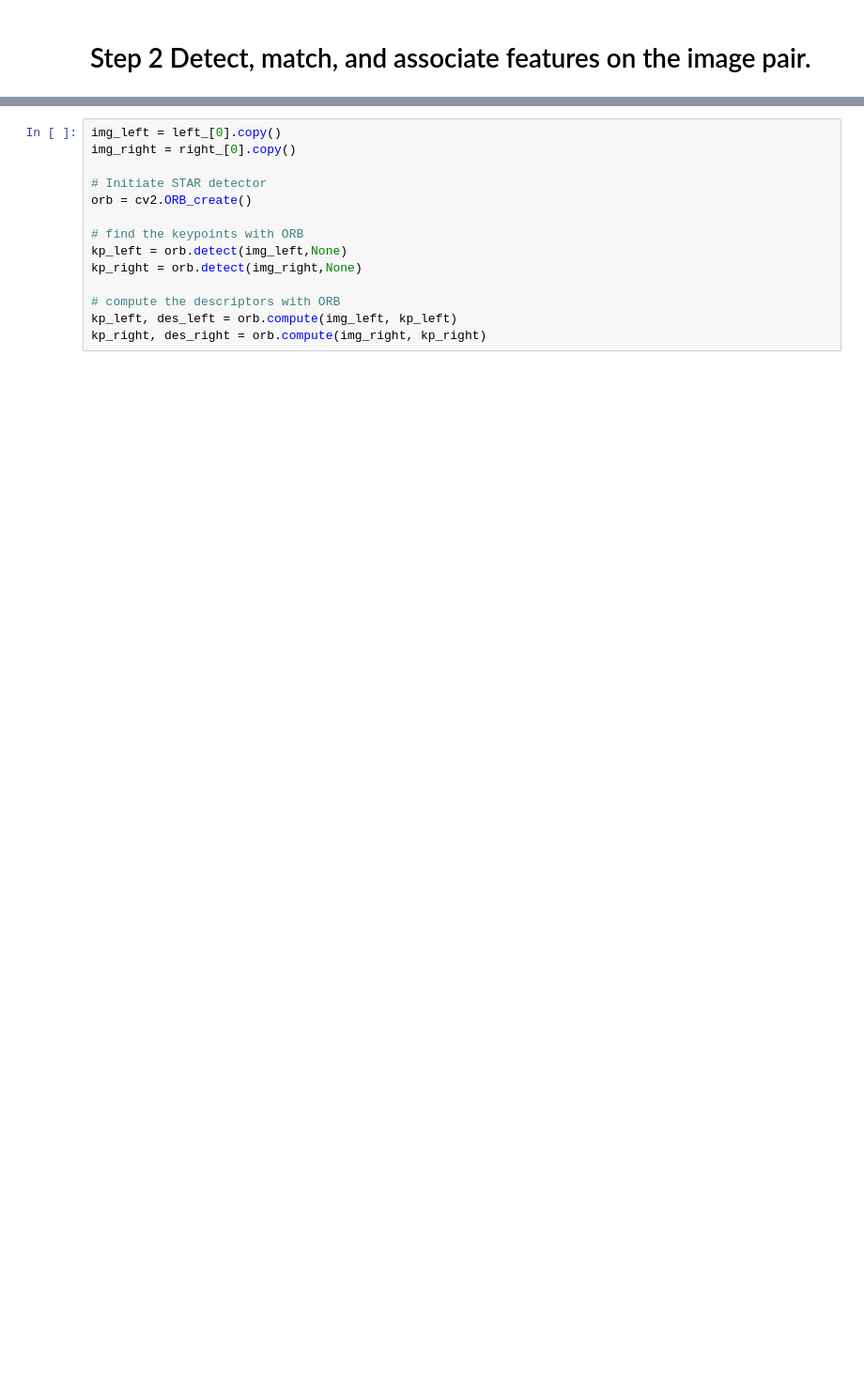
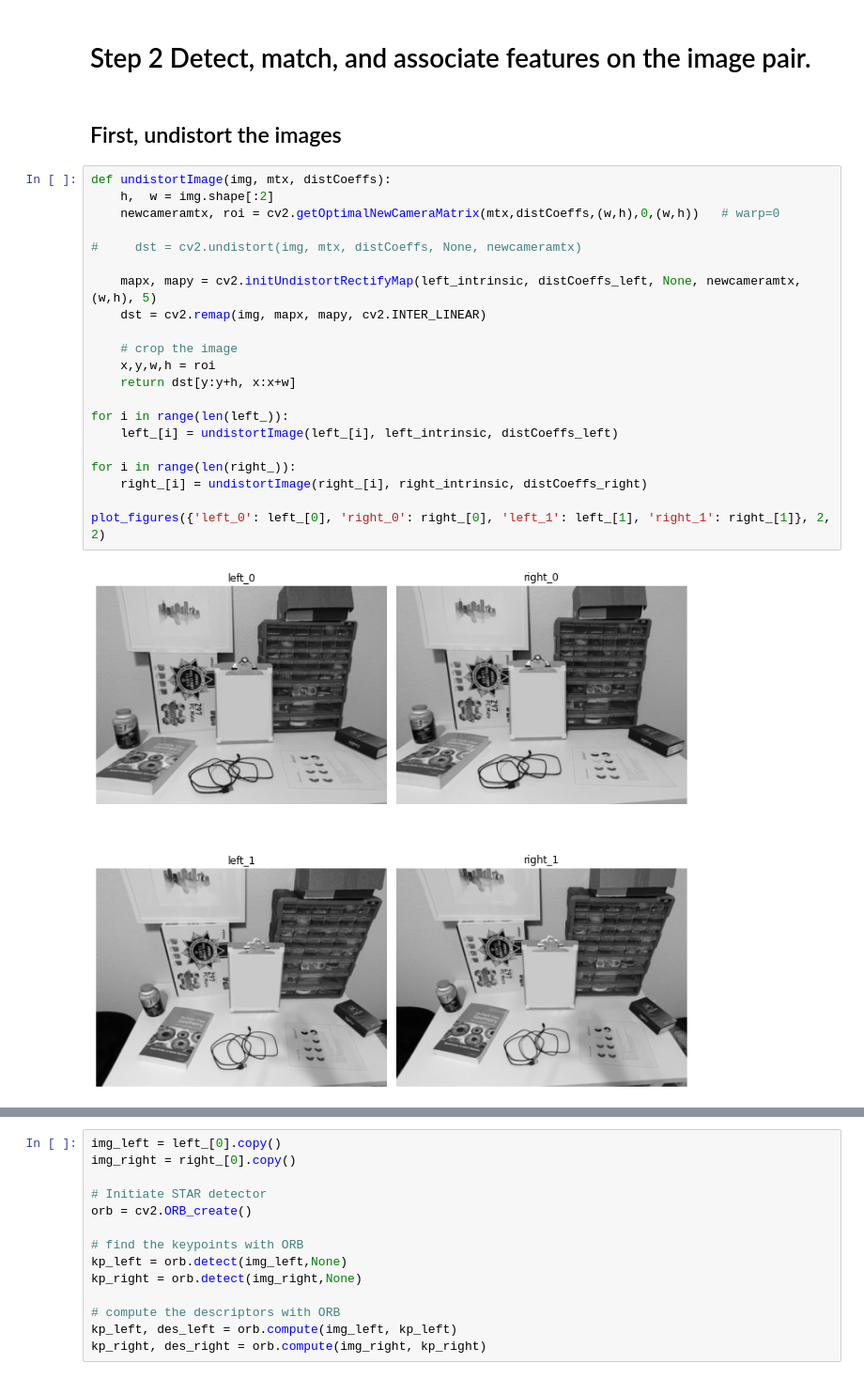
Before and after one commit to eshangaur/Perception-in-Robotics, a Jupyter notebook: project_2b/code/task_7/task_7.ipynb, the cells around one changed output, grey strips where cells are left out. Shown at 94% size. Saved outputs shown, nothing was run; the diff lists cells and outputs as text; blank space fills up the shorter version.

```diff
--- a/project_2b/code/task_7/task_7.ipynb
+++ b/project_2b/code/task_7/task_7.ipynb
@@ -73,2 +60,27 @@ roi2 = s.getNode('roi2').mat()
 # %% [markdown]
 # Step 2 Detect, match, and associate features on the image pair.
+# %% [markdown]
+## First, undistort the images
+# %%
+def undistortImage(img, mtx, distCoeffs):
+    h,  w = img.shape[:2]
+    newcameramtx, roi = cv2.getOptimalNewCameraMatrix(mtx,distCoeffs,(w,h),0,(w,h))   # warp=0
+
+#     dst = cv2.undistort(img, mtx, distCoeffs, None, newcameramtx)
+
+    mapx, mapy = cv2.initUndistortRectifyMap(left_intrinsic, distCoeffs_left, None, newcameramtx, (w,h), 5)
+    dst = cv2.remap(img, mapx, mapy, cv2.INTER_LINEAR)
+
+    # crop the image
+    x,y,w,h = roi
+    return dst[y:y+h, x:x+w]
+
+for i in range(len(left_)):
+    left_[i] = undistortImage(left_[i], left_intrinsic, distCoeffs_left)
+
+for i in range(len(right_)):
+    right_[i] = undistortImage(right_[i], right_intrinsic, distCoeffs_right)
+
+plot_figures({'left_0': left_[0], 'right_0': right_[0], 'left_1': left_[1], 'right_1': right_[1]}, 2, 2)
+# %% [output]
+[figure, added]
```
Also changed, not shown: parts of 24 cells of this notebook, 1 other file.
